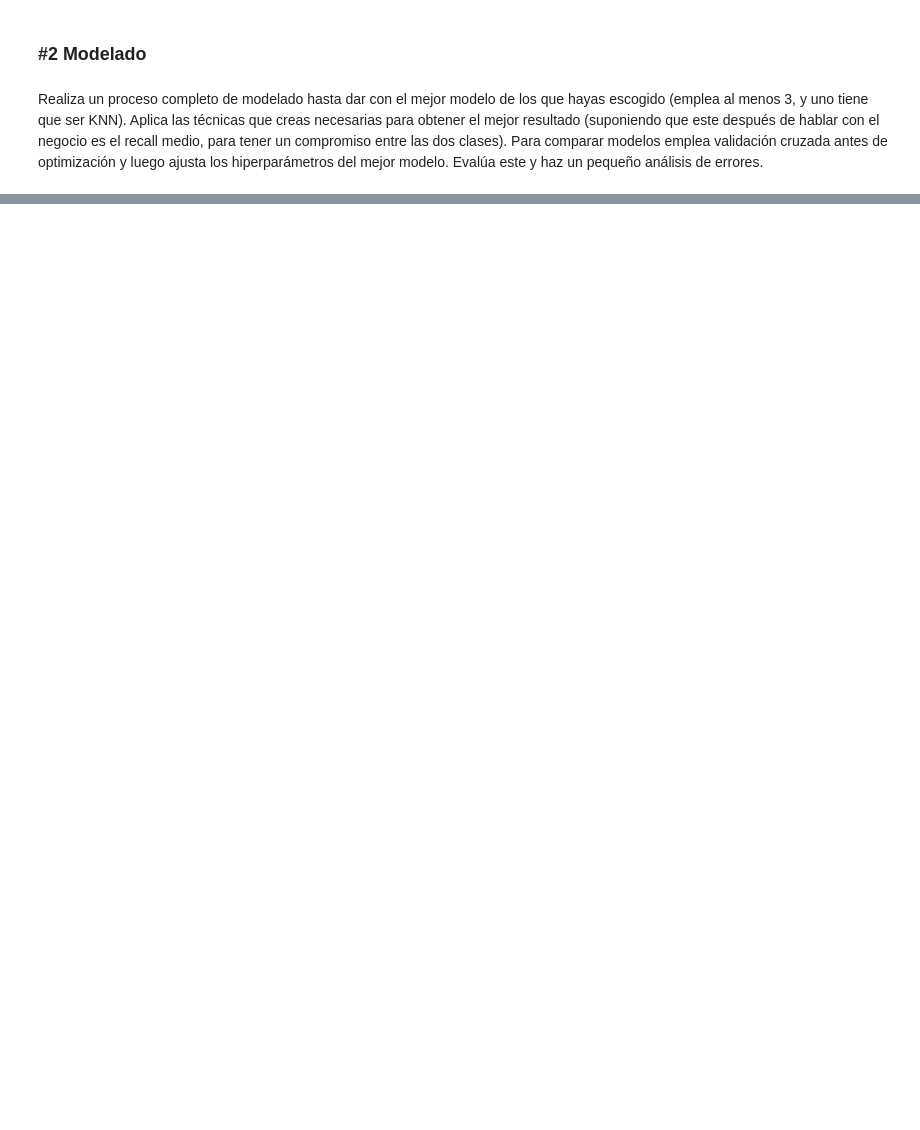
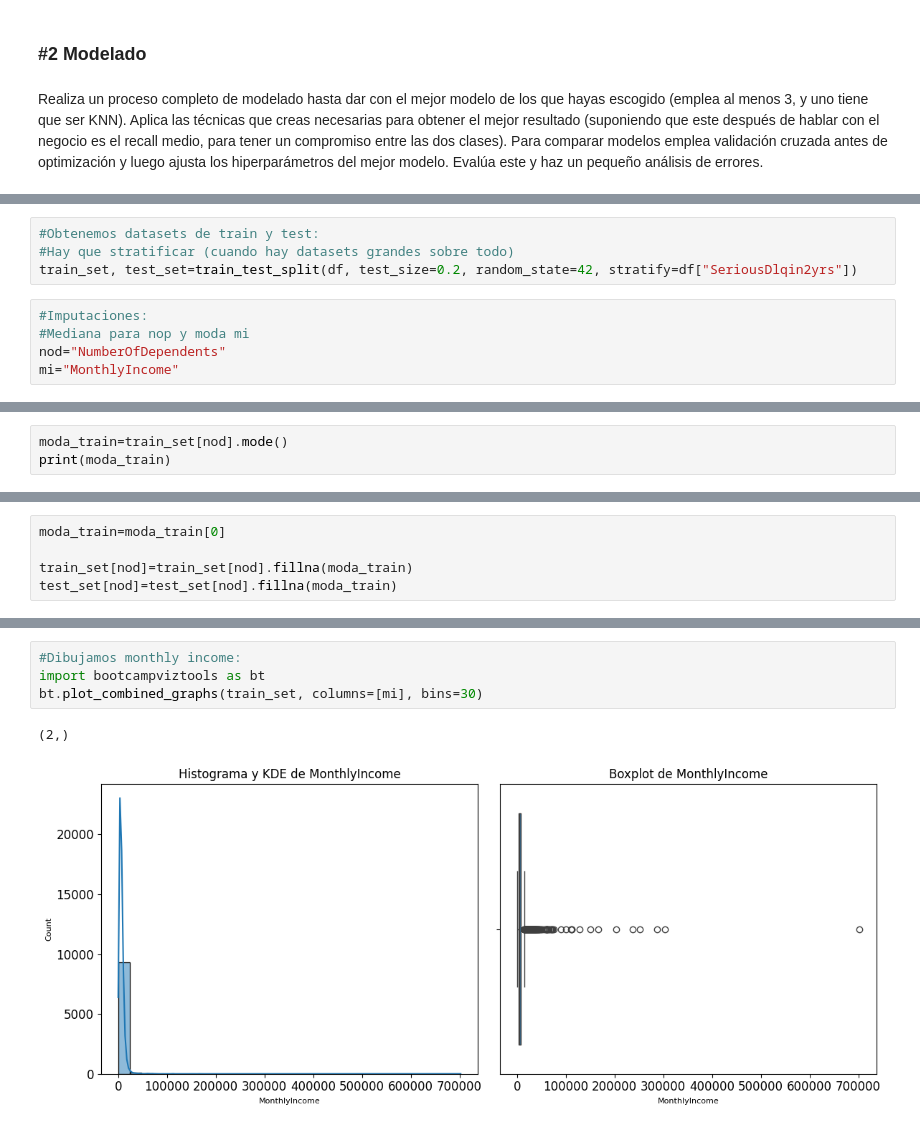
Before and after one commit to AQuindimil/DS-Online_AQR, a Jupyter notebook: 04_Machine_Learning/Sprint_12/Unidad_01_ML_Supervisado_Otros_Modelos/03_Practica_Obligatoria/18_Practica_Obligatoria_Supervisado_Otros_Modelos.ipynb, the cells around one changed output, grey strips where cells are left out. Saved outputs shown, nothing was run; the diff lists cells and outputs as text; blank space fills up the shorter version.

```diff
--- a/04_Machine_Learning/Sprint_12/Unidad_01_ML_Supervisado_Otros_Modelos/03_Practica_Obligatoria/18_Practica_Obligatoria_Supervisado_Otros_Modelos.ipynb
+++ b/04_Machine_Learning/Sprint_12/Unidad_01_ML_Supervisado_Otros_Modelos/03_Practica_Obligatoria/18_Practica_Obligatoria_Supervisado_Otros_Modelos.ipynb
@@ -126,0 +238,9 @@ Realiza un proceso completo de modelado hasta dar con el mejor modelo de los que
+# %%
+#Obtenemos datasets de train y test:
+#Hay que stratificar (cuando hay datasets grandes sobre todo)
+train_set, test_set=train_test_split(df, test_size=0.2, random_state=42, stratify=df["SeriousDlqin2yrs"])
+# %%
+#Imputaciones:
+#Mediana para nop y moda mi
+nod="NumberOfDependents"
+mi="MonthlyIncome"
@@ -126,0 +251,3 @@ Realiza un proceso completo de modelado hasta dar con el mejor modelo de los que
+# %%
+moda_train=train_set[nod].mode()
+print(moda_train)
@@ -126,0 +257,5 @@ Realiza un proceso completo de modelado hasta dar con el mejor modelo de los que
+# %%
+moda_train=moda_train[0]
+
+train_set[nod]=train_set[nod].fillna(moda_train)
+test_set[nod]=test_set[nod].fillna(moda_train)
@@ -126,0 +277,7 @@ Realiza un proceso completo de modelado hasta dar con el mejor modelo de los que
+# %%
+#Dibujamos monthly income:
+import bootcampviztools as bt
+bt.plot_combined_graphs(train_set, columns=[mi], bins=30)
+# %% [output]
+(2,)
+[figure, added]
```
Also changed, not shown: parts of 58 cells of this notebook, 3 other files.
